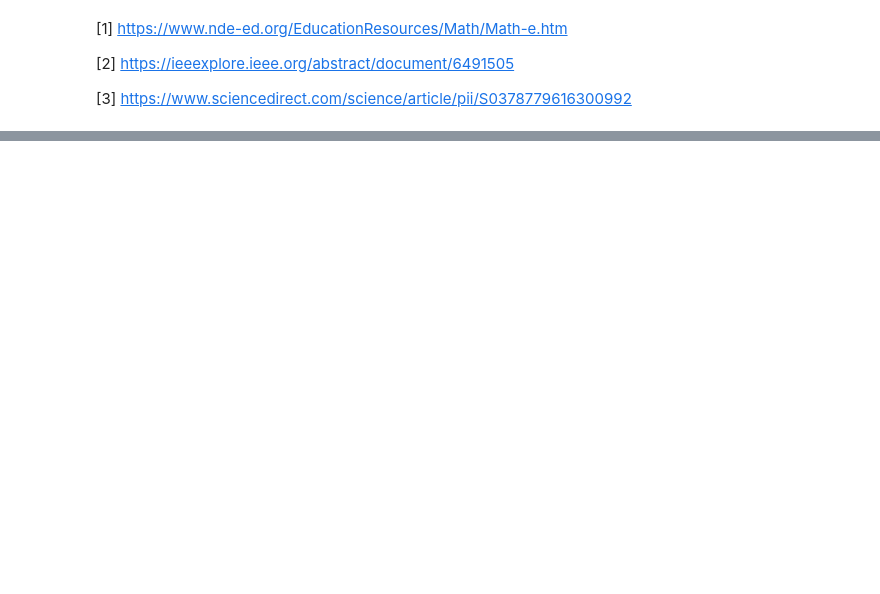
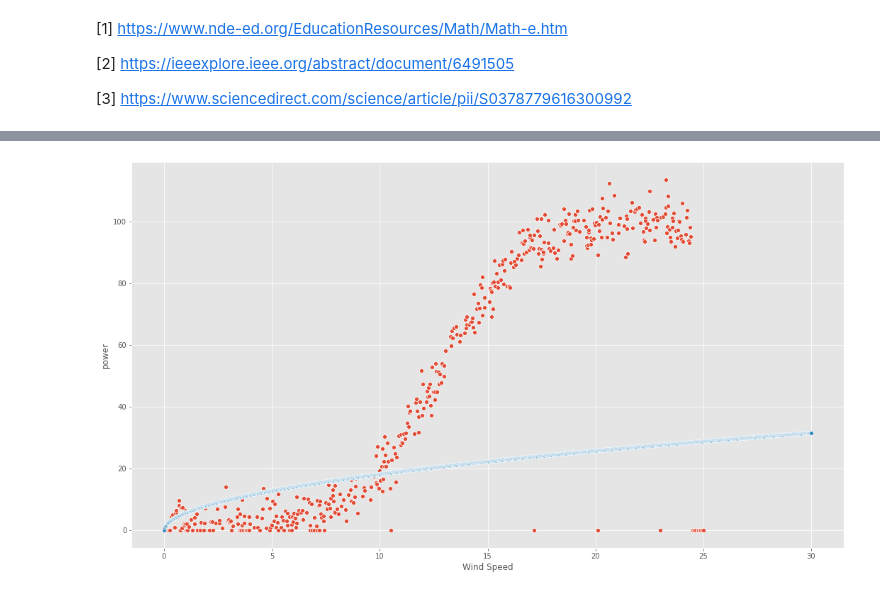
Before and after one commit to Crash-Bandicode/Project_FODA, a Jupyter notebook: Project_FODA.ipynb, the cells around one changed output, grey strips where cells are left out. Cells and saved outputs as stored; diff of their text form; code cells hidden in the pictures; blank space fills up the shorter version.

```diff
--- a/Project_FODA.ipynb
+++ b/Project_FODA.ipynb
@@ -181,0 +260,14 @@ sns.scatterplot(data=dfx, x='Wind Speed', y='Power');
+# %%
+dfx_Power_numpy = dfx['Power'].values
+# %%
+# Create an empty list for years saved:
+PwrSq = []
+
+# populate - Works well because both lists remain ordered relative to the other.
+for i in range(1000):
+    if dfx_Power_numpy[i] >= 0:
+        i = math.sqrt(i)
+    PwrSq.append(i)
+
+P_Sqrt = np.array(PwrSq)
+P_Sqrt
@@ -181,0 +292,14 @@ sns.scatterplot(data=dfx, x='Wind Speed', y='Power');
+# %%
+# Define parameters: vestas V80
+a, m, n, t = 2011.1, 2.6650, 622.922, 1.40900
+
+u = np.linspace(0.0, 30.0, 1000)
+
+# Express above equation in python:
+P_u = a * (1.0 + m * np.exp(-u / t)) / (1.0 + n * np.exp(-u / t))
+
+# Visualise both:
+sns.scatterplot(data=df, x='speed', y='power');
+sns.scatterplot(data=dfx, x='Wind Speed', y=P_Sqrt);
+# %% [output]
+[figure, added]
```
Also changed, not shown: parts of 18 cells of this notebook.
